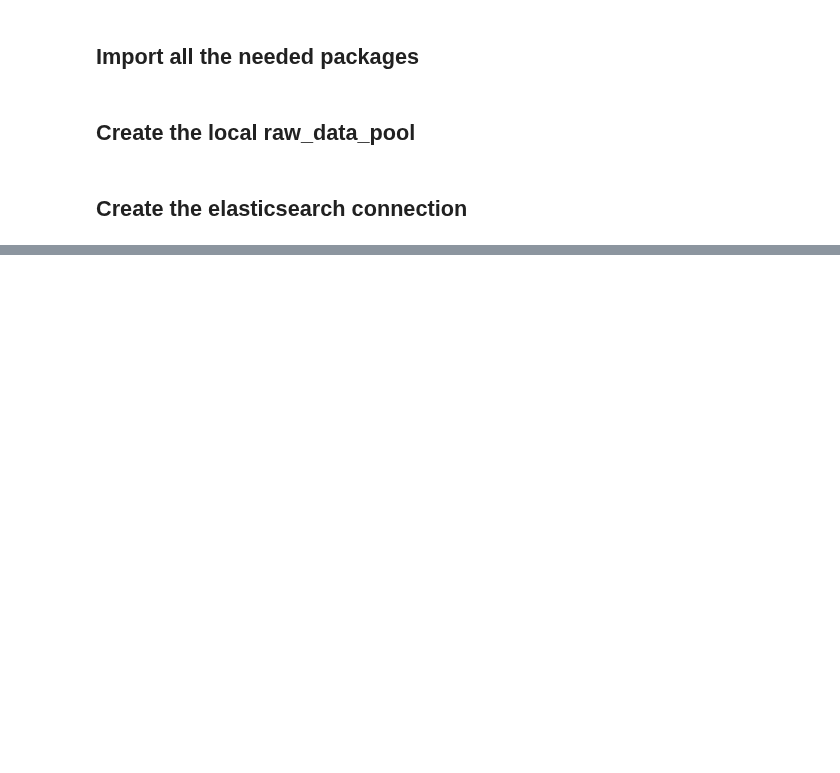
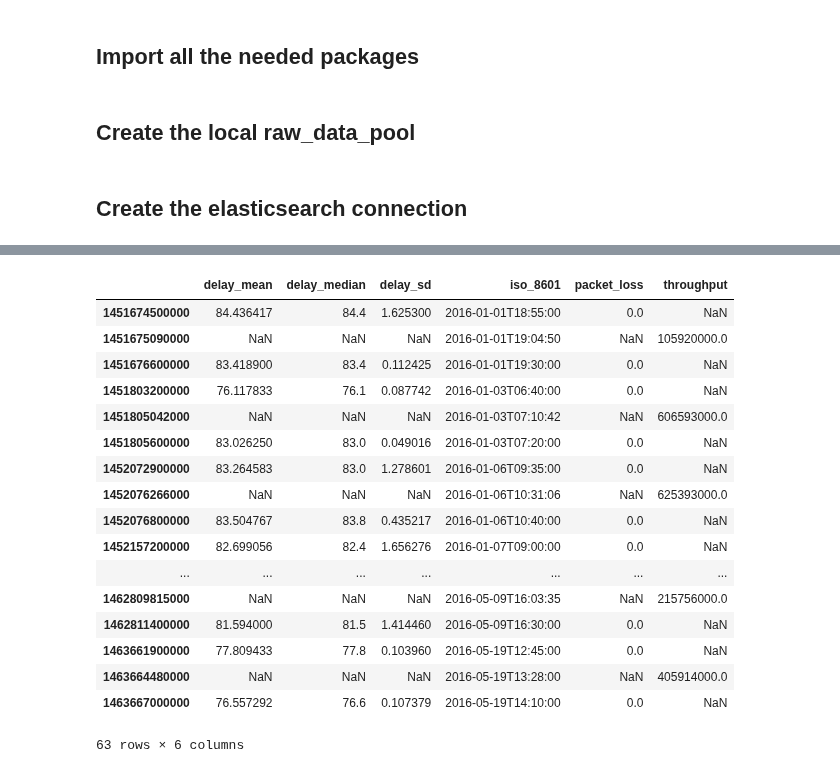
Before and after one commit to ATLAS-Analytics/AnalyticsNotebooks, a Jupyter notebook: Xinran/Xinran3.ipynb, the cells around one changed output, grey strips where cells are left out. Cells and saved outputs as stored; diff of their text form; code cells hidden in the pictures; blank space fills up the shorter version.

```diff
--- a/Xinran/Xinran3.ipynb
+++ b/Xinran/Xinran3.ipynb
@@ -174,0 +322,31 @@ def generate_query
+# %%
+dataframe_size = a.shape
+dataframe_size
+p = pd.DataFrame()
+for r in range(dataframe_size[0]):
+    if not math.isnan(a.iloc[r]['throughput']):
+        if (r != 0) and (r != dataframe_size[0] - 1):
+            p = p.append(a.iloc[r-1])
+            p = p.append(a.iloc[r])
+            p = p.append(a.iloc[r+1])
+# %%
+p
+# %% [output]
+|  | delay_mean | delay_median | delay_sd | iso_8601 | packet_loss | throughput |
+| 1451674500000 | 84.436417 | 84.4 | 1.625300 | 2016-01-01T18:55:00 | 0.0 | NaN |
+| 1451675090000 | NaN | NaN | NaN | 2016-01-01T19:04:50 | NaN | 105920000.0 |
+| 1451676600000 | 83.418900 | 83.4 | 0.112425 | 2016-01-01T19:30:00 | 0.0 | NaN |
+| 1451803200000 | 76.117833 | 76.1 | 0.087742 | 2016-01-03T06:40:00 | 0.0 | NaN |
+| 1451805042000 | NaN | NaN | NaN | 2016-01-03T07:10:42 | NaN | 606593000.0 |
+| 1451805600000 | 83.026250 | 83.0 | 0.049016 | 2016-01-03T07:20:00 | 0.0 | NaN |
+| 1452072900000 | 83.264583 | 83.0 | 1.278601 | 2016-01-06T09:35:00 | 0.0 | NaN |
+| 1452076266000 | NaN | NaN | NaN | 2016-01-06T10:31:06 | NaN | 625393000.0 |
+| 1452076800000 | 83.504767 | 83.8 | 0.435217 | 2016-01-06T10:40:00 | 0.0 | NaN |
+| 1452157200000 | 82.699056 | 82.4 | 1.656276 | 2016-01-07T09:00:00 | 0.0 | NaN |
+| ... | ... | ... | ... | ... | ... | ... |
+| 1462809815000 | NaN | NaN | NaN | 2016-05-09T16:03:35 | NaN | 215756000.0 |
+| 1462811400000 | 81.594000 | 81.5 | 1.414460 | 2016-05-09T16:30:00 | 0.0 | NaN |
+| 1463661900000 | 77.809433 | 77.8 | 0.103960 | 2016-05-19T12:45:00 | 0.0 | NaN |
+| 1463664480000 | NaN | NaN | NaN | 2016-05-19T13:28:00 | NaN | 405914000.0 |
+| 1463667000000 | 76.557292 | 76.6 | 0.107379 | 2016-05-19T14:10:00 | 0.0 | NaN |
+63 rows × 6 columns
```
Also changed, not shown: parts of 34 cells of this notebook, 3 other files.
